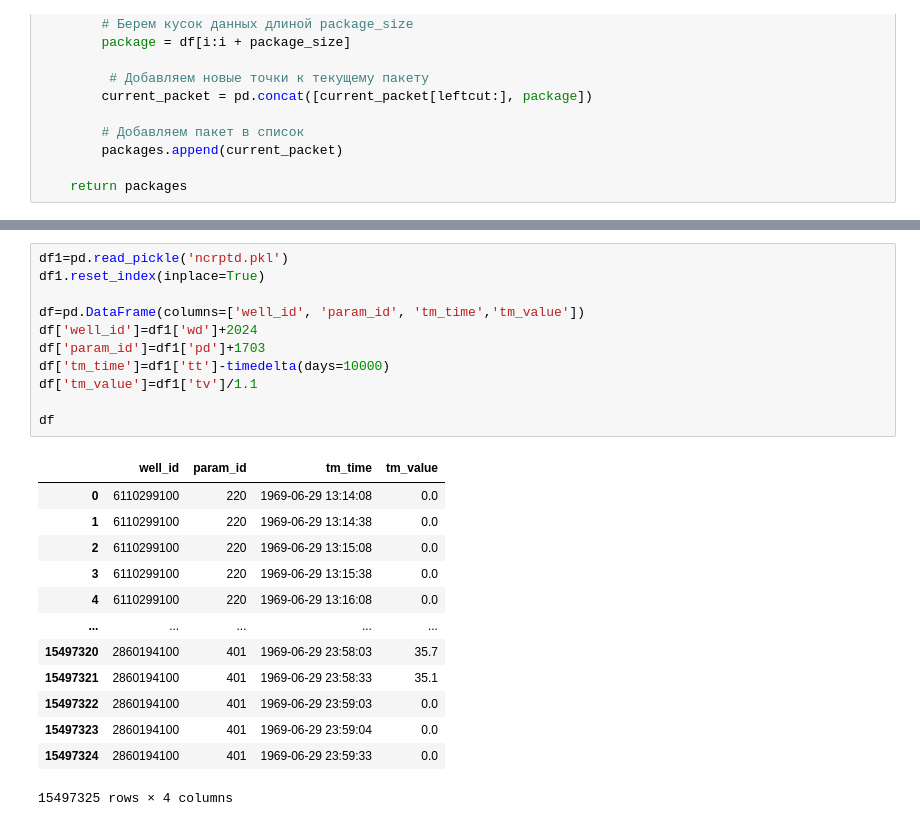
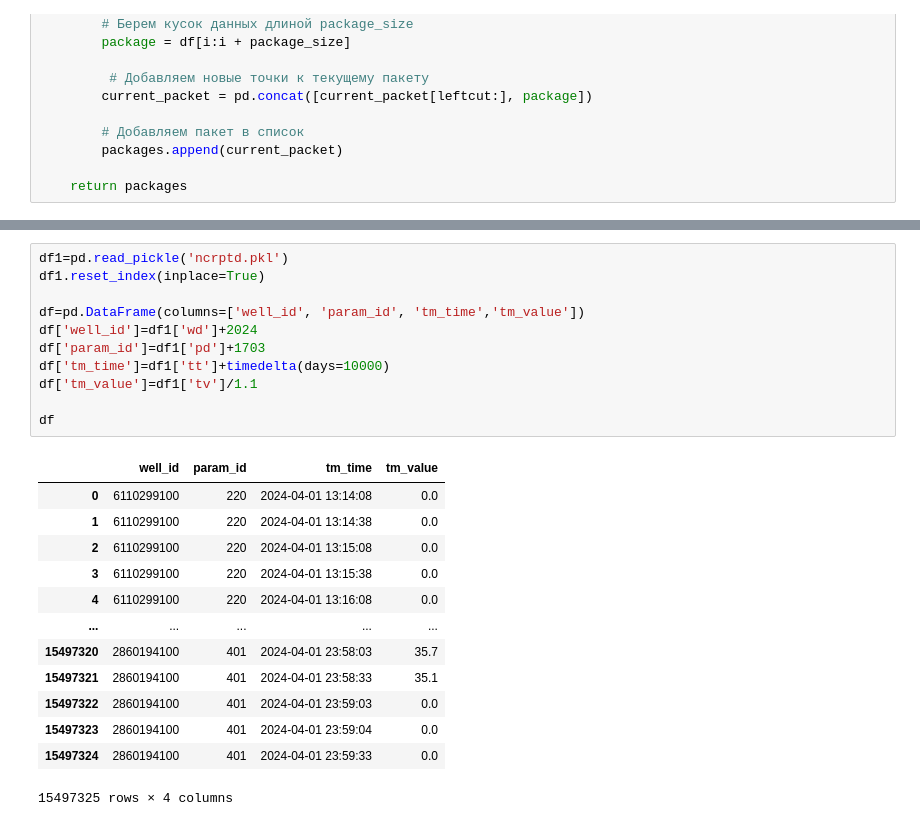
Before and after one commit to EmMUR25/work, a Jupyter notebook: notebook.ipynb, the cells around one changed output, grey strips where cells are left out. Cells and saved outputs as stored; diff of their text form.

```diff
--- a/notebook.ipynb
+++ b/notebook.ipynb
@@ -77,26 +84,26 @@ def calculate_deviations(df):
 # %%
 df1=pd.read_pickle('ncrptd.pkl')
 df1.reset_index(inplace=True)
 
 df=pd.DataFrame(columns=['well_id', 'param_id', 'tm_time','tm_value'])
 df['well_id']=df1['wd']+2024
 df['param_id']=df1['pd']+1703
-df['tm_time']=df1['tt']-timedelta(days=10000)
+df['tm_time']=df1['tt']+timedelta(days=10000)
 df['tm_value']=df1['tv']/1.1
 
 df
 # %% [output]
 |  | well_id | param_id | tm_time | tm_value |
-| 0 | 6110299100 | 220 | 1969-06-29 13:14:08 | 0.0 |
-| 1 | 6110299100 | 220 | 1969-06-29 13:14:38 | 0.0 |
-| 2 | 6110299100 | 220 | 1969-06-29 13:15:08 | 0.0 |
-| 3 | 6110299100 | 220 | 1969-06-29 13:15:38 | 0.0 |
-| 4 | 6110299100 | 220 | 1969-06-29 13:16:08 | 0.0 |
+| 0 | 6110299100 | 220 | 2024-04-01 13:14:08 | 0.0 |
+| 1 | 6110299100 | 220 | 2024-04-01 13:14:38 | 0.0 |
+| 2 | 6110299100 | 220 | 2024-04-01 13:15:08 | 0.0 |
+| 3 | 6110299100 | 220 | 2024-04-01 13:15:38 | 0.0 |
+| 4 | 6110299100 | 220 | 2024-04-01 13:16:08 | 0.0 |
 | ... | ... | ... | ... | ... |
-| 15497320 | 2860194100 | 401 | 1969-06-29 23:58:03 | 35.7 |
-| 15497321 | 2860194100 | 401 | 1969-06-29 23:58:33 | 35.1 |
-| 15497322 | 2860194100 | 401 | 1969-06-29 23:59:03 | 0.0 |
-| 15497323 | 2860194100 | 401 | 1969-06-29 23:59:04 | 0.0 |
-| 15497324 | 2860194100 | 401 | 1969-06-29 23:59:33 | 0.0 |
+| 15497320 | 2860194100 | 401 | 2024-04-01 23:58:03 | 35.7 |
+| 15497321 | 2860194100 | 401 | 2024-04-01 23:58:33 | 35.1 |
+| 15497322 | 2860194100 | 401 | 2024-04-01 23:59:03 | 0.0 |
+| 15497323 | 2860194100 | 401 | 2024-04-01 23:59:04 | 0.0 |
+| 15497324 | 2860194100 | 401 | 2024-04-01 23:59:33 | 0.0 |
 15497325 rows × 4 columns
 # %%
```
Also changed, not shown: parts of 5 cells of this notebook.
